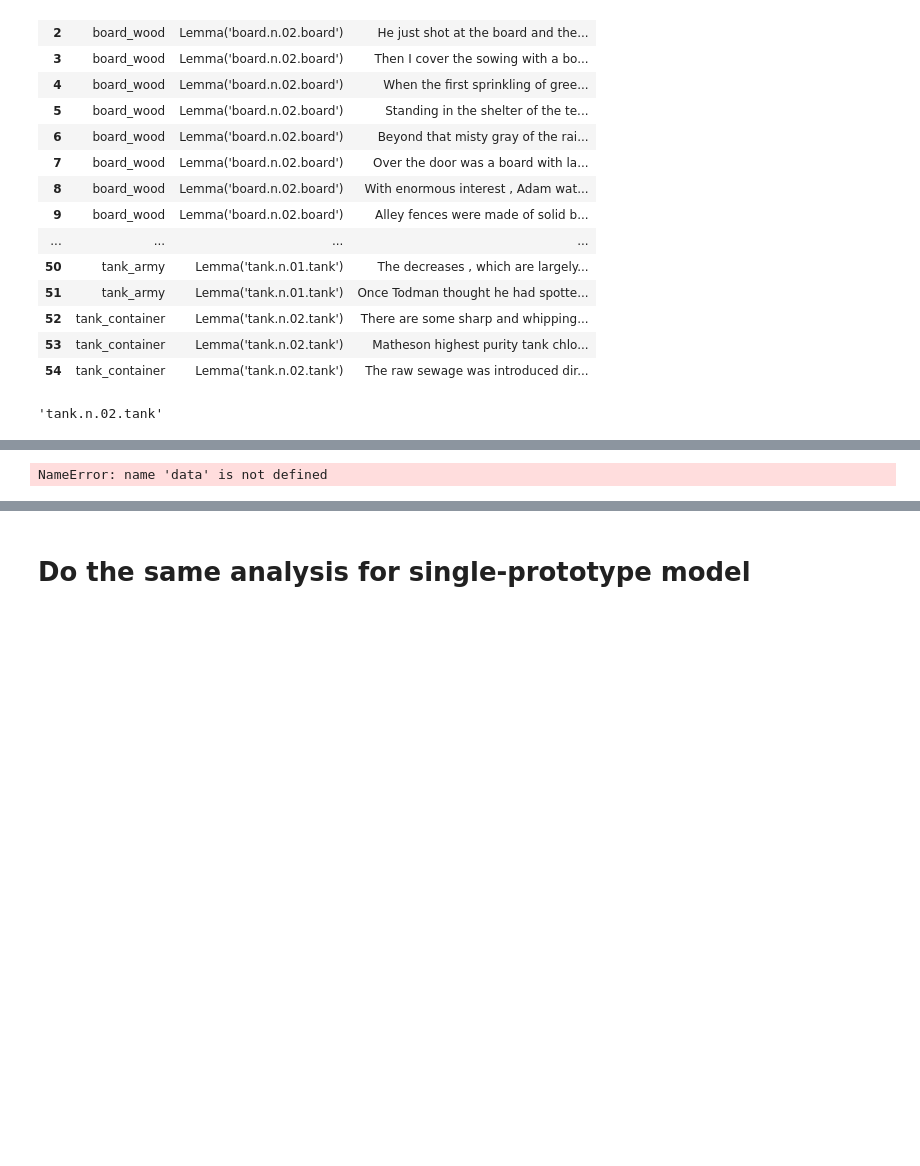
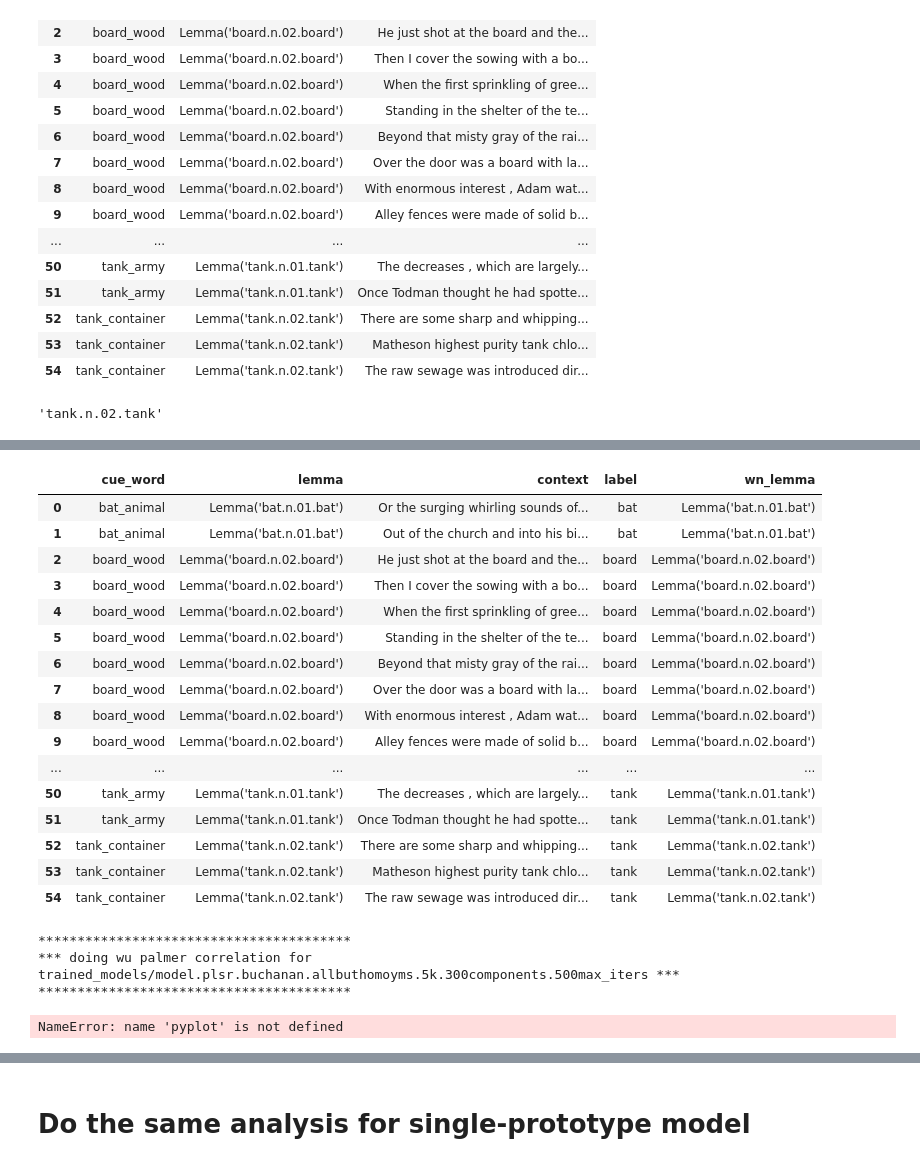
Before and after one commit to gchronis/features_in_context, a Jupyter notebook: features_in_context_evaluation_homonymous_mcrae_words.ipynb, the cells around one changed output, grey strips where cells are left out. Saved outputs shown, nothing was run; the diff lists cells and outputs as text; code cells hidden in the pictures; blank space fills up the shorter version.

Commit message:
evaluation in context for mcrae homonyms - all modls

```diff
--- a/features_in_context_evaluation_homonymous_mcrae_words.ipynb
+++ b/features_in_context_evaluation_homonymous_mcrae_words.ipynb
@@ -645,0 +543,3 @@ NameError: name 'plsr' is not defined
+# %%
+df = pd.read_csv('bnc_contexts_for_mcrae_homonyms.csv')
+df
@@ -645,0 +564,34 @@ NameError: name 'plsr' is not defined
+# %%
+ws = []
+wn_lemmas = []
+for index, row in df.iterrows():
+    lemma = re.findall(r"'(.*?)'", row.lemma)[0]
+    lemma = wn.lemma(lemma)
+
+    word = lemma.name()
+    #print(word)
+    ws.append(word)
+    wn_lemmas.append(lemma)
+
+df['label'] = ws
+df['wn_lemma'] = wn_lemmas
+
+df
+# %% [output]
+|  | cue_word | lemma | context | label | wn_lemma |
+| 0 | bat_animal | Lemma('bat.n.01.bat') | Or the surging whirling sounds of... | bat | Lemma('bat.n.01.bat') |
+| 1 | bat_animal | Lemma('bat.n.01.bat') | Out of the church and into his bi... | bat | Lemma('bat.n.01.bat') |
+| 2 | board_wood | Lemma('board.n.02.board') | He just shot at the board and the... | board | Lemma('board.n.02.board') |
+| 3 | board_wood | Lemma('board.n.02.board') | Then I cover the sowing with a bo... | board | Lemma('board.n.02.board') |
+| 4 | board_wood | Lemma('board.n.02.board') | When the first sprinkling of gree... | board | Lemma('board.n.02.board') |
+| 5 | board_wood | Lemma('board.n.02.board') | Standing in the shelter of the te... | board | Lemma('board.n.02.board') |
+| 6 | board_wood | Lemma('board.n.02.board') | Beyond that misty gray of the rai... | board | Lemma('board.n.02.board') |
+| 7 | board_wood | Lemma('board.n.02.board') | Over the door was a board with la... | board | Lemma('board.n.02.board') |
+| 8 | board_wood | Lemma('board.n.02.board') | With enormous interest , Adam wat... | board | Lemma('board.n.02.board') |
+| 9 | board_wood | Lemma('board.n.02.board') | Alley fences were made of solid b... | board | Lemma('board.n.02.board') |
+| ... | ... | ... | ... | ... | ... |
+| 50 | tank_army | Lemma('tank.n.01.tank') | The decreases , which are largely... | tank | Lemma('tank.n.01.tank') |
+| 51 | tank_army | Lemma('tank.n.01.tank') | Once Todman thought he had spotte... | tank | Lemma('tank.n.01.tank') |
+| 52 | tank_container | Lemma('tank.n.02.tank') | There are some sharp and whipping... | tank | Lemma('tank.n.02.tank') |
+| 53 | tank_container | Lemma('tank.n.02.tank') | Matheson highest purity tank chlo... | tank | Lemma('tank.n.02.tank') |
+| 54 | tank_container | Lemma('tank.n.02.tank') | The raw sewage was introduced dir... | tank | Lemma('tank.n.02.tank') |
@@ -649,18 +644,15 @@ create a list of predicted feature vectors for each of the models being evaluate
 and then stick them in the dataframe
 """
 
-df = pd.DataFrame.from_records(data, columns=["cue_word", "lemma", "context"])
-df
+for save_path in models:
+    print("****************************************")
+    print("*** doing wu palmer correlation for %s ***" % save_path)
+    print("****************************************")
+    model = torch.load(save_path)
 
-models = {"multi_prototype_model_preds": multi_model,
-         "single_prototype_model_preds": single_model,
-          "plsr_model_predictions": plsr_model
-         #"glove_model_preds": glove_model
-         }
-for label, model in models.items():
     predictions = []
     for index, row in df.iterrows():
-            singular = row.lemma.name()
+            singular = row.wn_lemma.name()
             plural = pluralize(singular)
 
             try:
@@ -671,8 +663,18 @@ for label, model in models.items():
 
             predictions.append(predicted_vector)
 
-    df[label] = predictions
+    df['predictions'] = predictions
 
-df
+    wup_sims, cossine_sims = run_wu_palmer_analysis(df)
+    plot_sims(wup_sims, cossine_sims)
+
+    corr, p = pearsonr(wup_sims, cossine_sims)
+    print('Pearsons correlation: %.3f, p-value: %s'  % (corr, p))
+
+    corr, p = spearmanr(wup_sims, cossine_sims)
+    print('Spearmans correlation: %.3f, p-value: %s'  % (corr, p))
 # %% [output]
-NameError: name 'data' is not defined
+****************************************
+*** doing wu palmer correlation for trained_models/model.plsr.buchanan.allbuthomoyms.5k.300components.500max_iters ***
+****************************************
+NameError: name 'pyplot' is not defined
```
Also changed, not shown: parts of 23 cells of this notebook, 4 other files.
